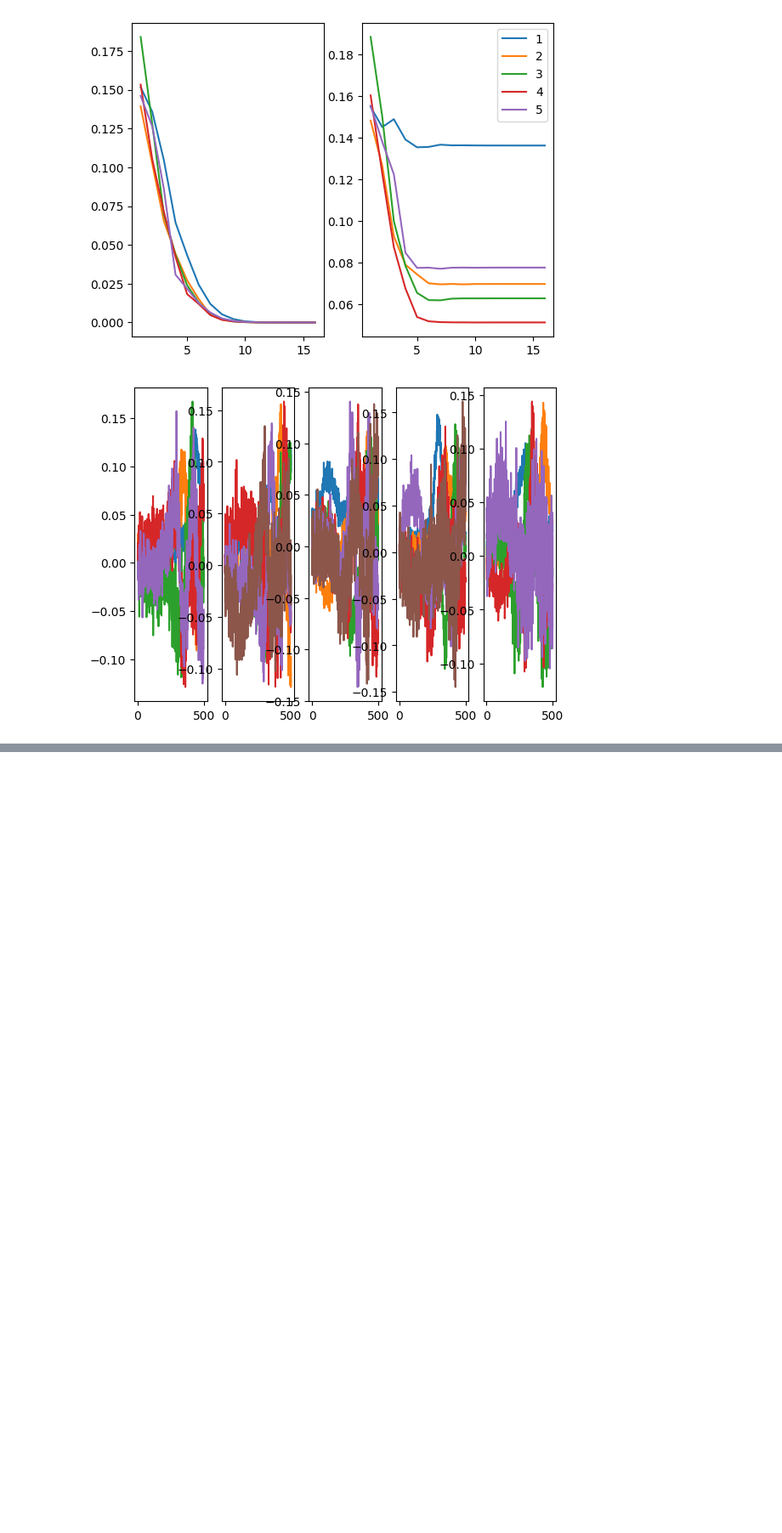
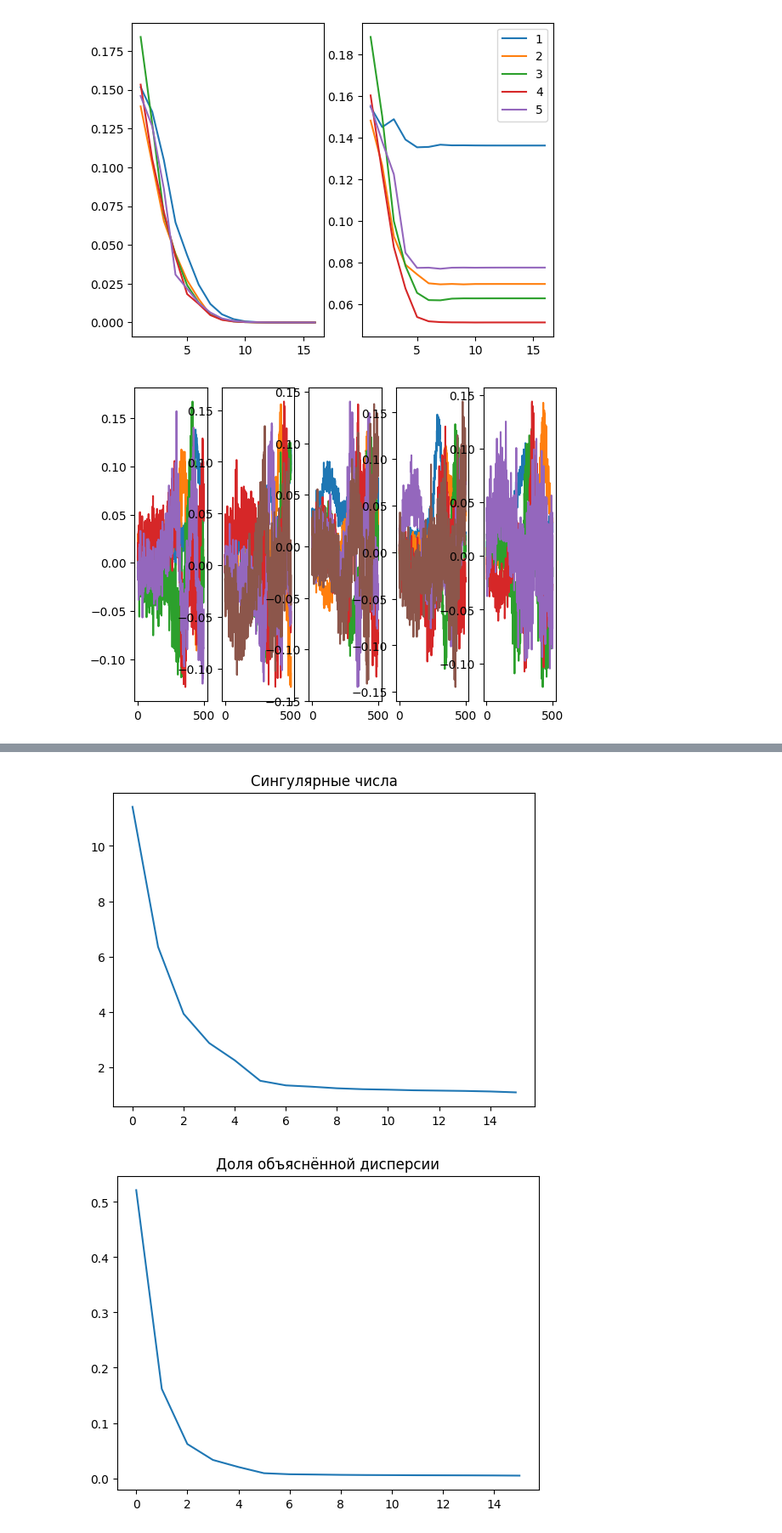
Before and after one commit to 89605502155/prack, a Jupyter notebook: ferubko.ipynb, the cells around one changed output, grey strips where cells are left out. Shown at 85% size. Drawn from its saved outputs; the diff is of its cells as text; code cells hidden in the pictures; blank space fills up the shorter version.

```diff
--- a/ferubko.ipynb
+++ b/ferubko.ipynb
@@ -137,0 +146,12 @@ np.savetxt('y_test.txt', np.array(predictions).T)
+# %%
+max_ncomp = 16
+pc = PCA(n_components = max_ncomp).fit(X_train)
+plt.plot(pc.singular_values_)
+plt.title('Сингулярные числа')
+plt.show()
+plt.plot(pc.explained_variance_ratio_)
+plt.title('Доля объяснённой дисперсии')
+plt.show()
+# %% [output]
+[figure, added]
+[figure, added]
```
Also changed, not shown: parts of 4 cells of this notebook, 5 other files.
